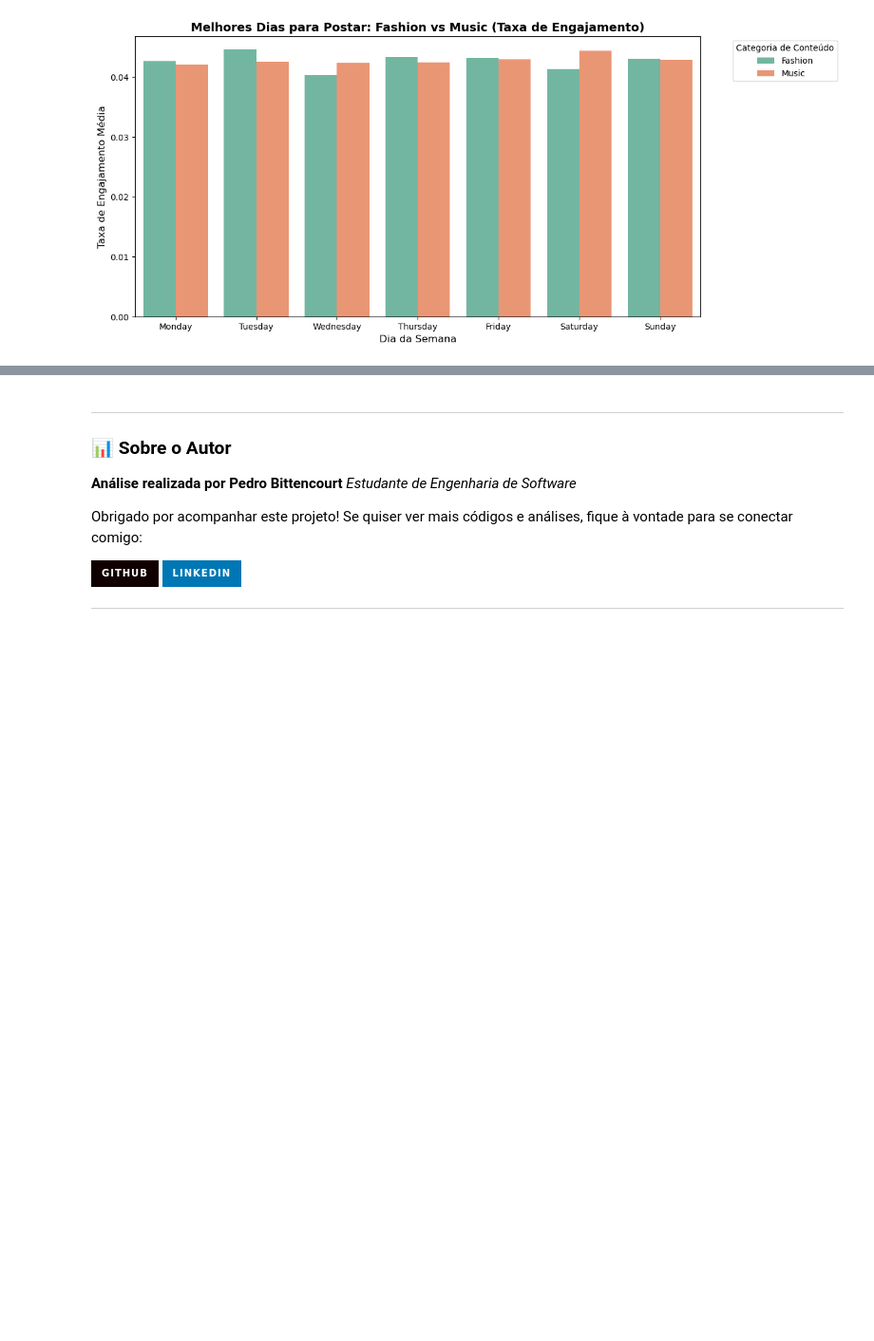
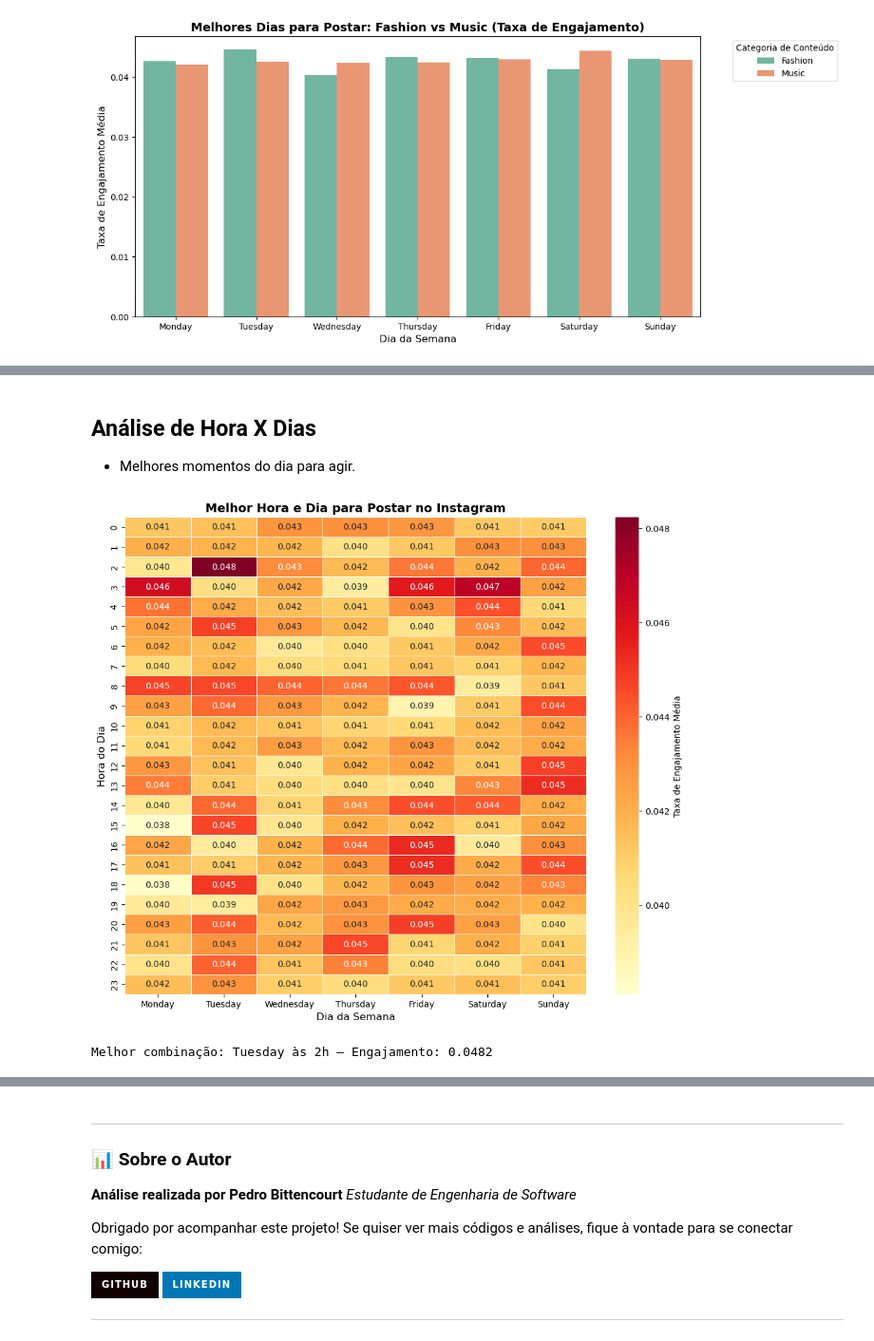
Before and after one commit to pedrobittencourtdev/instagram-analytics, a Jupyter notebook: SocialMediaDataAnalysis.ipynb, the cells around one changed output, grey strips where cells are left out. Shown at 95% size. Saved outputs shown, nothing was run; the diff lists cells and outputs as text; code cells hidden in the pictures; badges without logos; blank space fills up the shorter version.

Commit message:
Adiciona novas análises de dados

```diff
--- a/SocialMediaDataAnalysis.ipynb
+++ b/SocialMediaDataAnalysis.ipynb
@@ -248,0 +277,45 @@ plt.show()
+# %% [markdown]
+## Análise de Hora X Dias
+
+- Melhores momentos do dia para agir.
+# %%
+
+
+# Cria a tabela pivot: linhas = hora, colunas = dia da semana
+heatmap_data = df.pivot_table(
+    index='post_hour',
+    columns='day_of_week',
+    values='engagement_rate',
+    aggfunc='mean'
+)
+
+# Garantir a ordem correta dos dias
+ordem_dias = ['Monday', 'Tuesday', 'Wednesday', 'Thursday', 'Friday', 'Saturday', 'Sunday']
+heatmap_data = heatmap_data[ordem_dias]
+
+# Plotar o heatmap
+plt.figure(figsize=(12, 10))
+
+sns.heatmap(
+    heatmap_data,
+    cmap='YlOrRd',        #
+    linewidths=0.5,
+    annot=True,
+    fmt='.3f',
+    cbar_kws={'label': 'Taxa de Engajamento Média'}
+)
+
+plt.title('Melhor Hora e Dia para Postar no Instagram', fontsize=14, fontweight='bold')
+plt.xlabel('Dia da Semana', fontsize=12)
+plt.ylabel('Hora do Dia', fontsize=12)
+
+plt.savefig('heatmap_hora_dia.png', bbox_inches='tight', dpi=300)
+plt.show()
+# %% [output]
+[figure, added]
+# %%
+# Identificar automaticamente o melhor horário
+melhor = heatmap_data.stack().idxmax()
+print(f"Melhor combinação: {melhor[1]} às {melhor[0]}h — Engajamento: {heatmap_data.stack().max():.4f}")
+# %% [output]
+Melhor combinação: Tuesday às 2h — Engajamento: 0.0482
```
Also changed, not shown: parts of 10 cells of this notebook, 3 other files.
